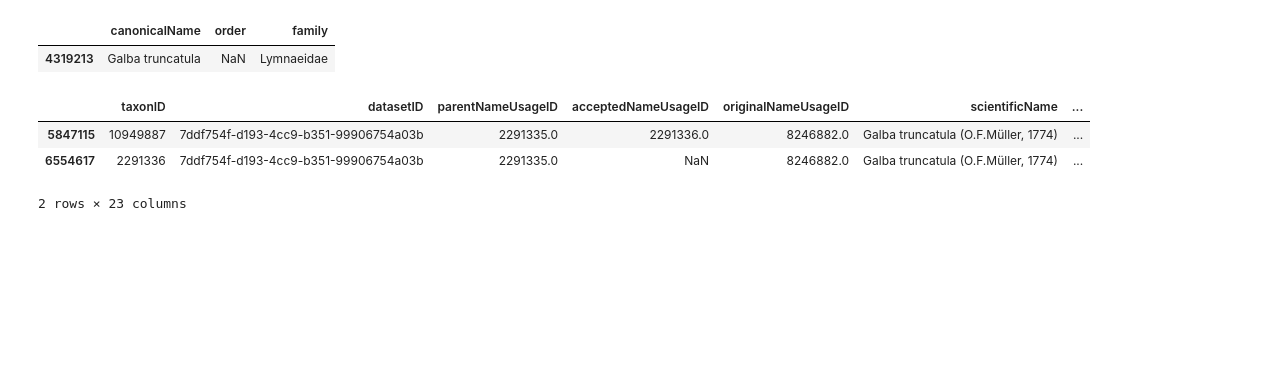
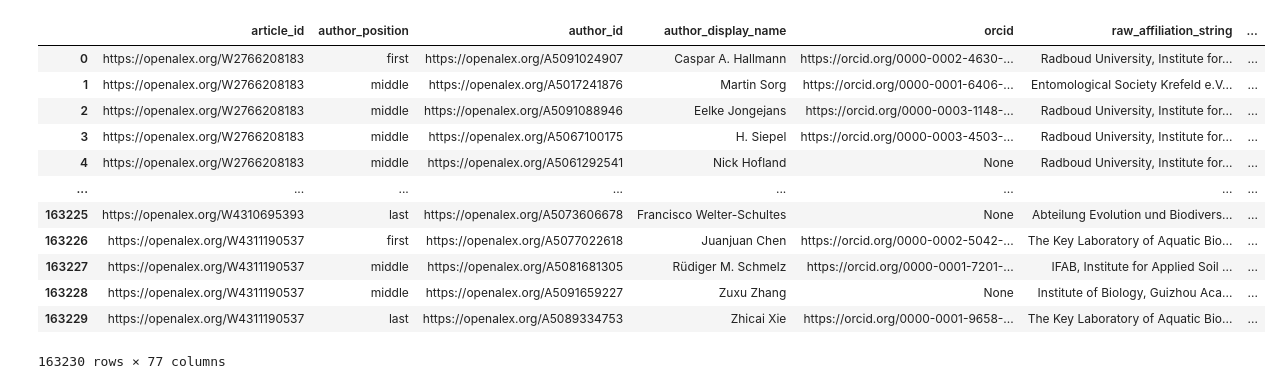
Before and after one commit to AgentschapPlantentuinMeise/Mapping-taxonomists, a Jupyter notebook: src/data/Exploration.ipynb, the cells around one changed output. Drawn from its saved outputs; the diff is of its cells as text; code cells hidden in the pictures; blank space fills up the shorter version.

```diff
--- a/src/data/Exploration.ipynb
+++ b/src/data/Exploration.ipynb
@@ -185,12 +0,0 @@ Sarcocystis kutkienae
-# %%
-backbone[backbone["canonicalName"]=="Galba truncatula"]
-# %% [output]
-|  | canonicalName | order | family |
-| 4319213 | Galba truncatula | NaN | Lymnaeidae |
-# %%
-backbone_original[backbone_original["canonicalName"]=="Galba truncatula"]
-# %% [output]
-|  | taxonID | datasetID | parentNameUsageID | acceptedNameUsageID | originalNameUsageID | scientificName | ... |
-| 5847115 | 10949887 | 7ddf754f-d193-4cc9-b351-99906754a03b | 2291335.0 | 2291336.0 | 8246882.0 | Galba truncatula (O.F.Müller, 1774) | ... |
-| 6554617 | 2291336 | 7ddf754f-d193-4cc9-b351-99906754a03b | 2291335.0 | NaN | 8246882.0 | Galba truncatula (O.F.Müller, 1774) | ... |
-2 rows × 23 columns
@@ -315,0 +8,22 @@ true_authors.to_csv("../../data/processed/european_authors_disambiguated_truncat
+# %%
+# european
+eu_articles = pd.read_pickle("../../data/processed/european_taxonomic_articles_with_subjects.pkl")
+
+authors = prep_authors.get_authors(eu_articles)
+single_authors = prep_authors.get_single_authors(authors)
+# %%
+authors
+# %% [output]
+|  | article_id | author_position | author_id | author_display_name | orcid | raw_affiliation_string | ... |
+| 0 | https://openalex.org/W2766208183 | first | https://openalex.org/A5091024907 | Caspar A. Hallmann | https://orcid.org/0000-0002-4630-... | Radboud University, Institute for... | ... |
+| 1 | https://openalex.org/W2766208183 | middle | https://openalex.org/A5017241876 | Martin Sorg | https://orcid.org/0000-0001-6406-... | Entomological Society Krefeld e.V... | ... |
+| 2 | https://openalex.org/W2766208183 | middle | https://openalex.org/A5091088946 | Eelke Jongejans | https://orcid.org/0000-0003-1148-... | Radboud University, Institute for... | ... |
+| 3 | https://openalex.org/W2766208183 | middle | https://openalex.org/A5067100175 | H. Siepel | https://orcid.org/0000-0003-4503-... | Radboud University, Institute for... | ... |
+| 4 | https://openalex.org/W2766208183 | middle | https://openalex.org/A5061292541 | Nick Hofland | None | Radboud University, Institute for... | ... |
+| ... | ... | ... | ... | ... | ... | ... | ... |
+| 163225 | https://openalex.org/W4310695393 | last | https://openalex.org/A5073606678 | Francisco Welter-Schultes | None | Abteilung Evolution und Biodivers... | ... |
+| 163226 | https://openalex.org/W4311190537 | first | https://openalex.org/A5077022618 | Juanjuan Chen | https://orcid.org/0000-0002-5042-... | The Key Laboratory of Aquatic Bio... | ... |
+| 163227 | https://openalex.org/W4311190537 | middle | https://openalex.org/A5081681305 | Rüdiger M. Schmelz | https://orcid.org/0000-0001-7201-... | IFAB, Institute for Applied Soil ... | ... |
+| 163228 | https://openalex.org/W4311190537 | middle | https://openalex.org/A5091659227 | Zuxu Zhang | None | Institute of Biology, Guizhou Aca... | ... |
+| 163229 | https://openalex.org/W4311190537 | last | https://openalex.org/A5089334753 | Zhicai Xie | https://orcid.org/0000-0001-9658-... | The Key Laboratory of Aquatic Bio... | ... |
+163230 rows × 77 columns
```
Also changed, not shown: parts of 62 cells of this notebook, 11 other files.
